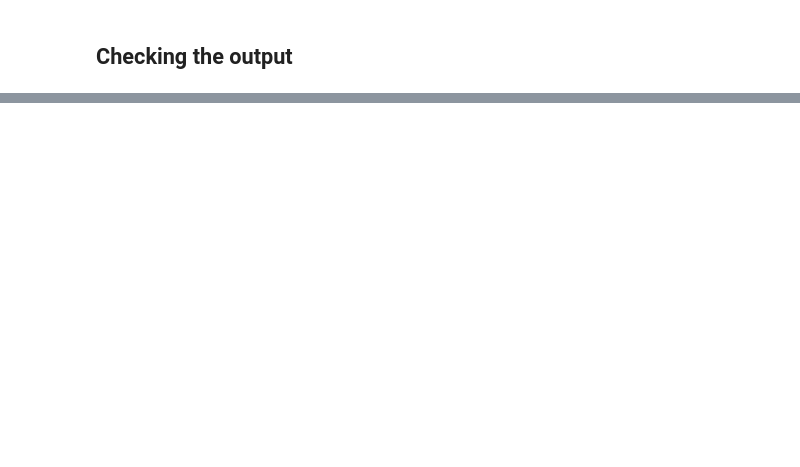
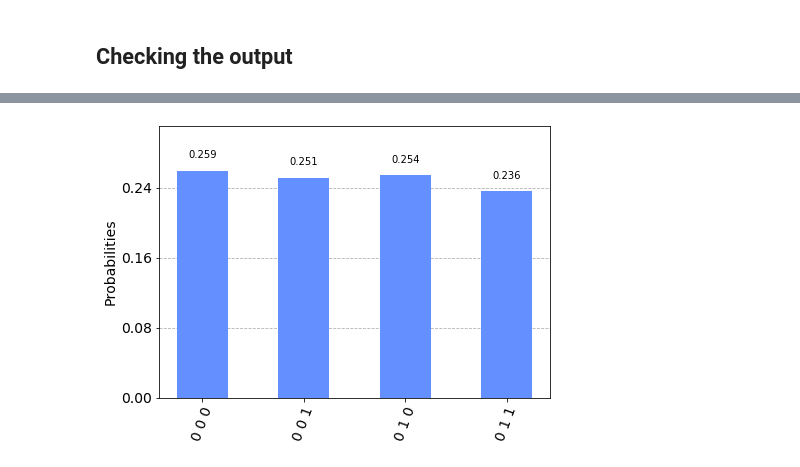
Before and after one commit to Sahel13/Qiskit-Protocols-And-Algorithms, a Jupyter notebook: QuantumTeleportation.ipynb, the cells around one changed output, grey strips where cells are left out. Saved outputs shown, nothing was run; the diff lists cells and outputs as text; code cells hidden in the pictures; blank space fills up the shorter version.

```diff
--- a/QuantumTeleportation.ipynb
+++ b/QuantumTeleportation.ipynb
@@ -95,0 +132,6 @@ plot_bloch_multivector(out_vector)
+# %%
+backend = BasicAer.get_backend('qasm_simulator')
+counts = execute(teleportation_circuit, backend, shots=1024).result().get_counts()
+plot_histogram(counts)
+# %% [output]
+[figure, added]
```
Also changed, not shown: parts of 7 cells of this notebook, 1 other file.
